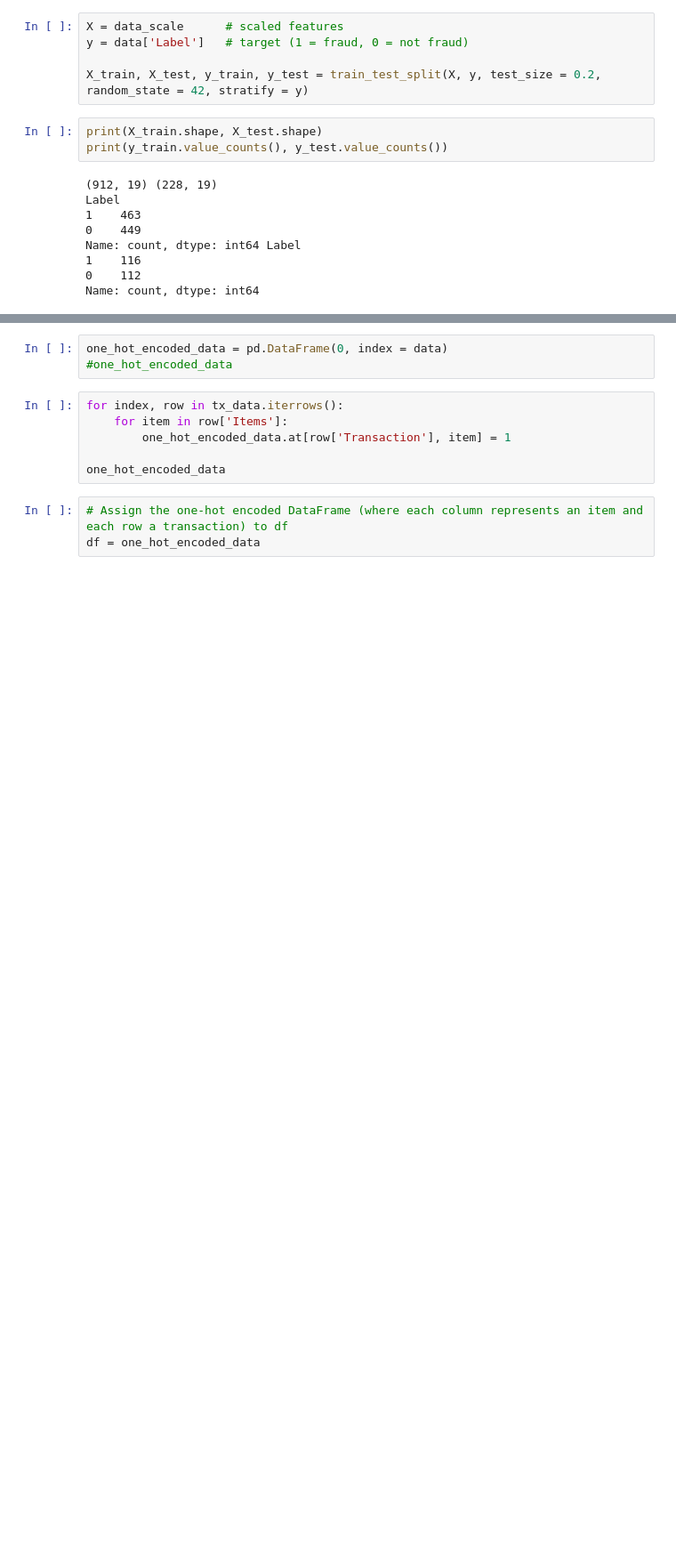
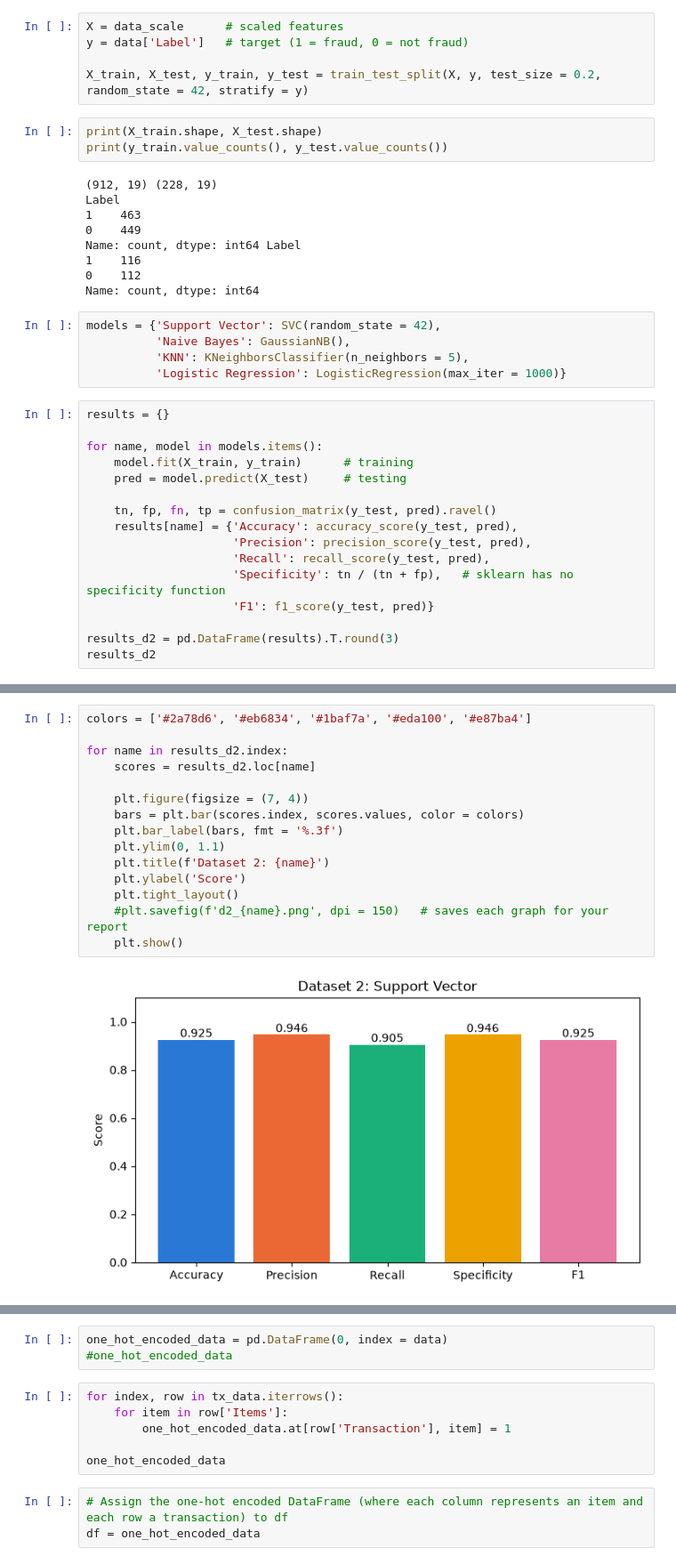
Before and after one commit to genbautista/DataMining, a Jupyter notebook: FraudulentDataset2.ipynb, the cells around one changed output, grey strips where cells are left out. Shown at 89% size. Drawn from its saved outputs; the diff is of its cells as text; blank space fills up the shorter version.

```diff
--- a/FraudulentDataset2.ipynb
+++ b/FraudulentDataset2.ipynb
@@ -234,3 +240,24 @@ Name: count, dtype: int64 Label
 1    116
 0    112
 Name: count, dtype: int64
+# %%
+models = {'Support Vector': SVC(random_state = 42),
+          'Naive Bayes': GaussianNB(),
+          'KNN': KNeighborsClassifier(n_neighbors = 5),
+          'Logistic Regression': LogisticRegression(max_iter = 1000)}
+# %%
+results = {}
+
+for name, model in models.items():
+    model.fit(X_train, y_train)      # training
+    pred = model.predict(X_test)     # testing
+
+    tn, fp, fn, tp = confusion_matrix(y_test, pred).ravel()
+    results[name] = {'Accuracy': accuracy_score(y_test, pred),
+                     'Precision': precision_score(y_test, pred),
+                     'Recall': recall_score(y_test, pred),
+                     'Specificity': tn / (tn + fp),   # sklearn has no specificity function
+                     'F1': f1_score(y_test, pred)}
+
+results_d2 = pd.DataFrame(results).T.round(3)
+results_d2
@@ -236,0 +270,17 @@ Name: count, dtype: int64
+# %%
+colors = ['#2a78d6', '#eb6834', '#1baf7a', '#eda100', '#e87ba4']
+
+for name in results_d2.index:
+    scores = results_d2.loc[name]
+
+    plt.figure(figsize = (7, 4))
+    bars = plt.bar(scores.index, scores.values, color = colors)
+    plt.bar_label(bars, fmt = '%.3f')
+    plt.ylim(0, 1.1)
+    plt.title(f'Dataset 2: {name}')
+    plt.ylabel('Score')
+    plt.tight_layout()
+    #plt.savefig(f'd2_{name}.png', dpi = 150)   # saves each graph for your report
+    plt.show()
+# %% [output]
+[figure, added]
```
Also changed, not shown: parts of 3 cells of this notebook.
